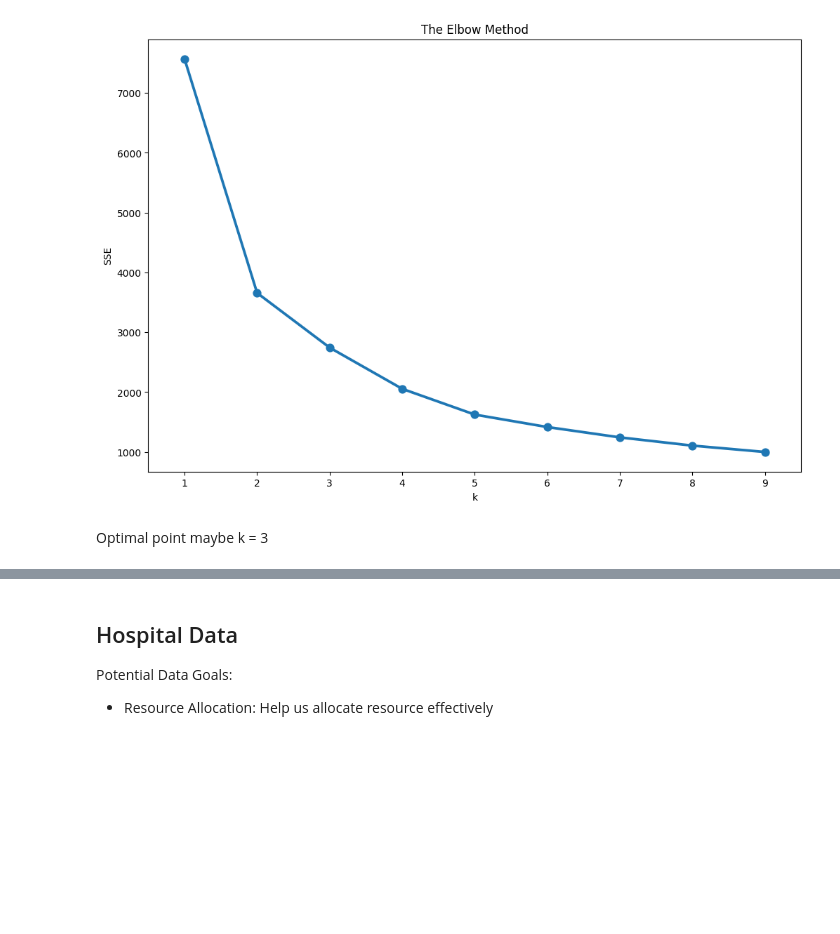
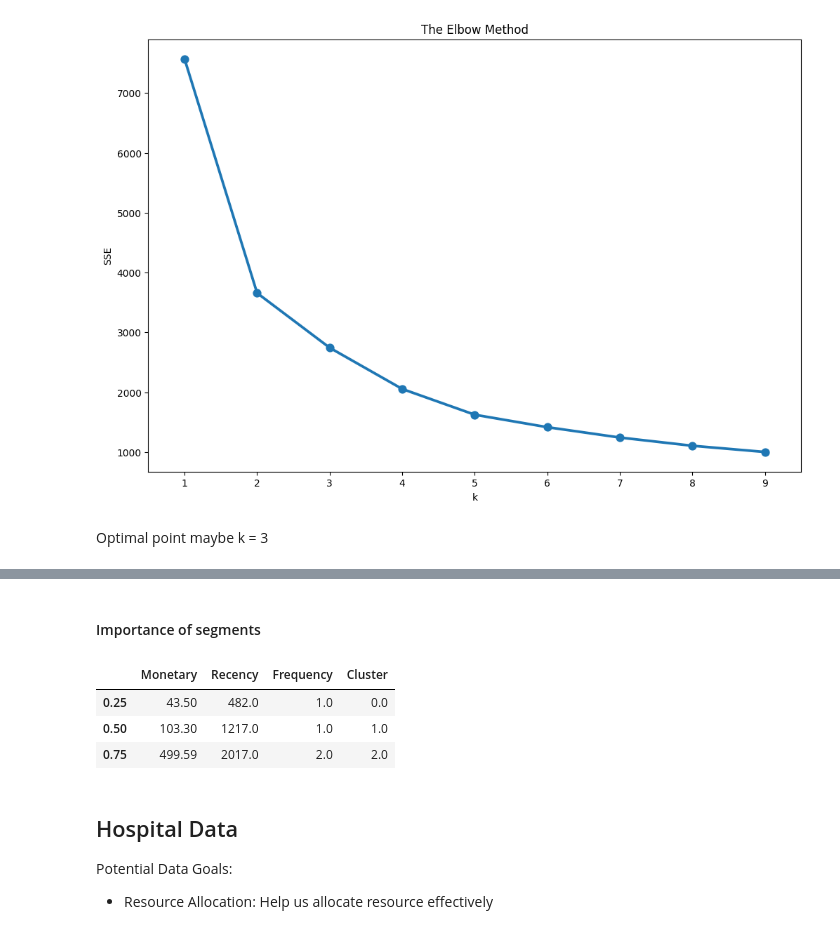
Before and after one commit to uyen-nguyen-190304/BRDC_Cow, a Jupyter notebook: RFManalysis.ipynb, the cells around one changed output, grey strips where cells are left out. Drawn from its saved outputs; the diff is of its cells as text; code cells hidden in the pictures; blank space fills up the shorter version.

```diff
--- a/RFManalysis.ipynb
+++ b/RFManalysis.ipynb
@@ -256,3 +285,22 @@ donor_frequency.groupby('Cluster').agg({
+# %% [markdown]
+#### Importance of segments
+# %%
+quantiles = donor_frequency.quantile(q=[0.25,0.5,0.75], numeric_only=True)
+
+def calScore(x, p, d):
+    if x <= d[p][0.25]:
+        return 4 if p == 'Recency' else 1
+    elif x <= d[p][0.50]:
+        return 3 if p == 'Recency' else 2
+    elif x <= d[p][0.75]:
+        return 2 if p == 'Recency' else 3
+    else:
+        return 1 if p == 'Recency' else 4
+# %% [output]
+|  | Monetary | Recency | Frequency | Cluster |
+| 0.25 | 43.50 | 482.0 | 1.0 | 0.0 |
+| 0.50 | 103.30 | 1217.0 | 1.0 | 1.0 |
+| 0.75 | 499.59 | 2017.0 | 2.0 | 2.0 |
 # %% [markdown]
 ## Hospital Data
 
```
Also changed, not shown: parts of 11 cells of this notebook.
